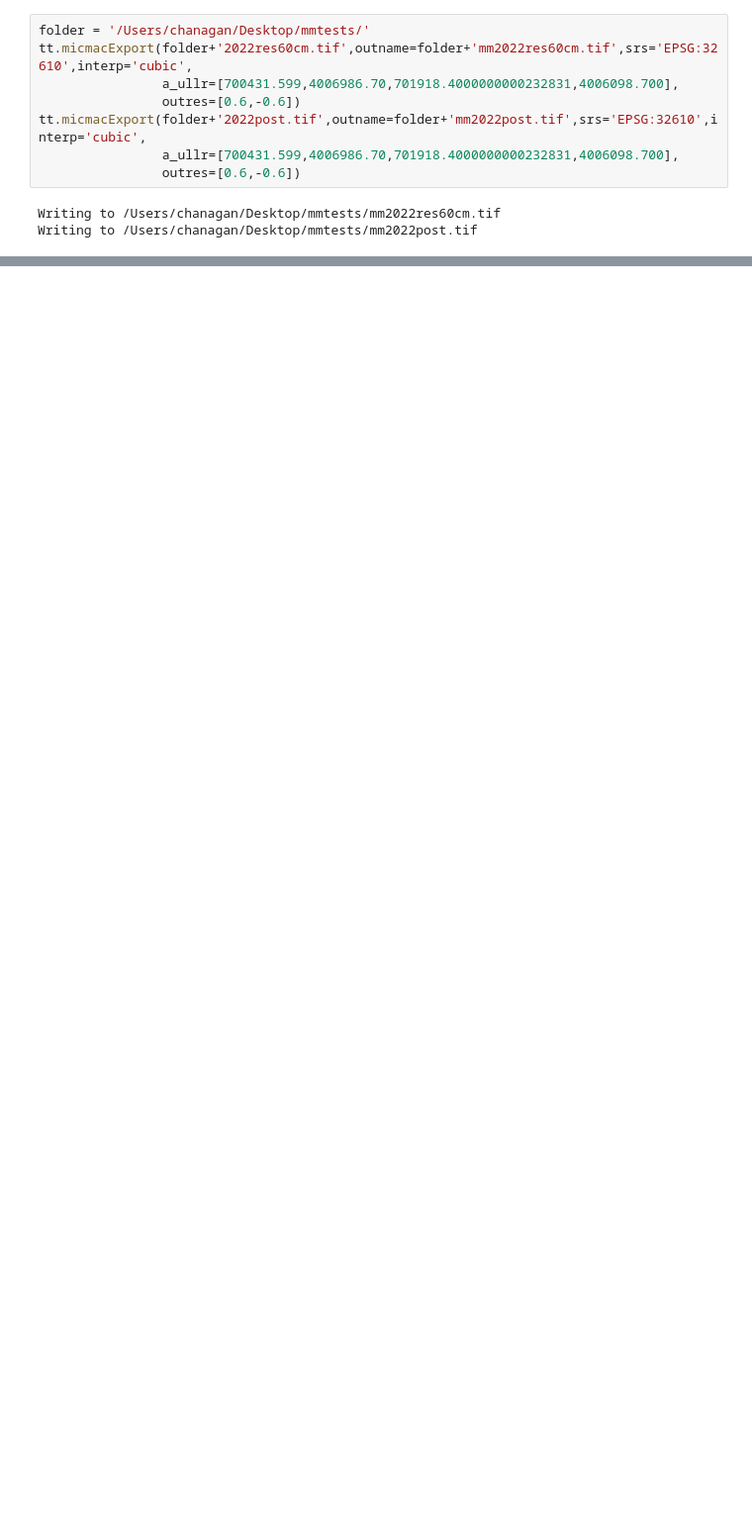
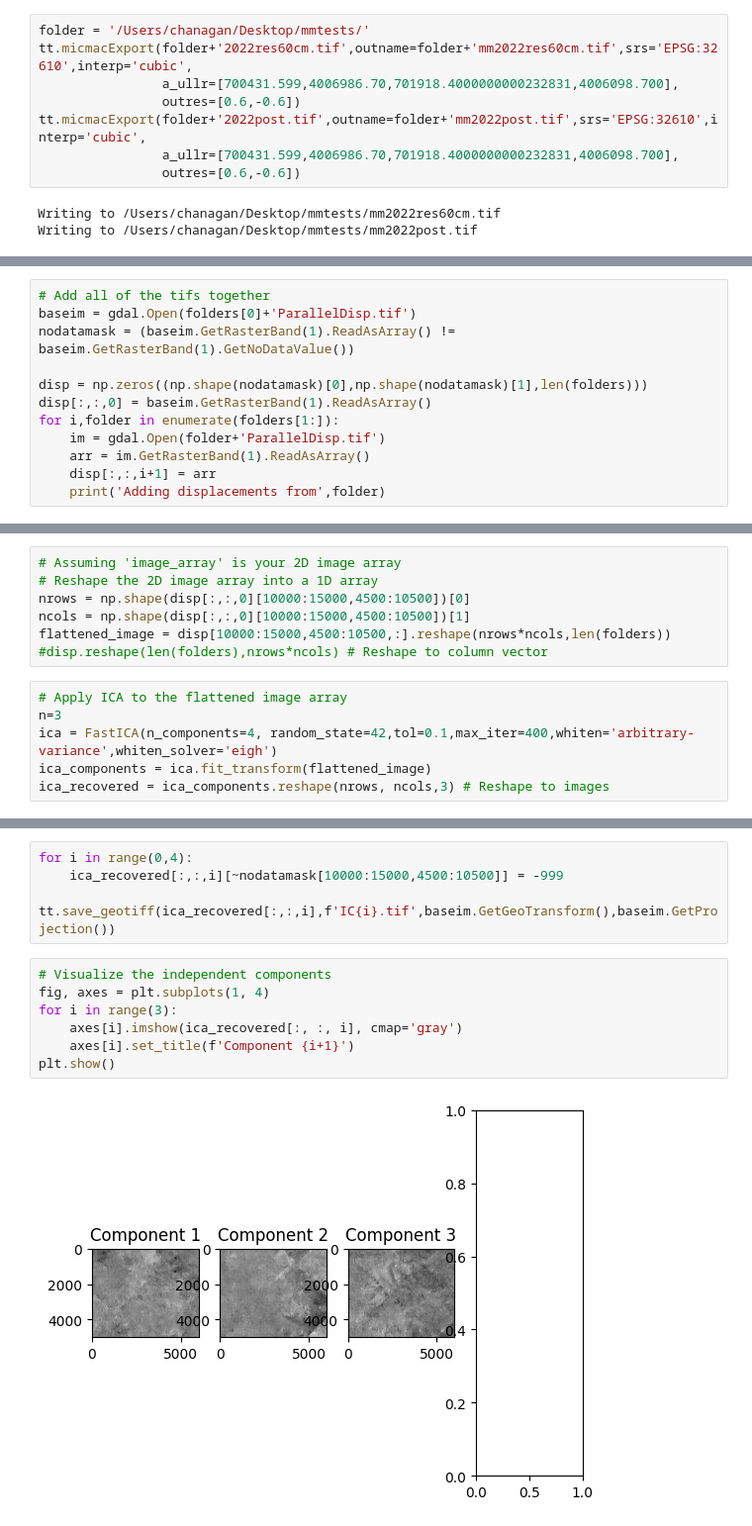
Before and after one commit to cehanagan/ImageryResources, a Jupyter notebook: Notebooks/Mosaic.ipynb, the cells around one changed output, grey strips where cells are left out. Shown at 99% size. Saved outputs shown, nothing was run; the diff lists cells and outputs as text; blank space fills up the shorter version.

```diff
--- a/Notebooks/Mosaic.ipynb
+++ b/Notebooks/Mosaic.ipynb
@@ -147,0 +289,12 @@ refim = None
+# %%
+# Add all of the tifs together
+baseim = gdal.Open(folders[0]+'ParallelDisp.tif')
+nodatamask = (baseim.GetRasterBand(1).ReadAsArray() != baseim.GetRasterBand(1).GetNoDataValue())
+
+disp = np.zeros((np.shape(nodatamask)[0],np.shape(nodatamask)[1],len(folders)))
+disp[:,:,0] = baseim.GetRasterBand(1).ReadAsArray()
+for i,folder in enumerate(folders[1:]):
+    im = gdal.Open(folder+'ParallelDisp.tif')
+    arr = im.GetRasterBand(1).ReadAsArray()
+    disp[:,:,i+1] = arr
+    print('Adding displacements from',folder)
@@ -147,0 +305,12 @@ refim = None
+# %%
+# Assuming 'image_array' is your 2D image array
+# Reshape the 2D image array into a 1D array
+nrows = np.shape(disp[:,:,0][10000:15000,4500:10500])[0]
+ncols = np.shape(disp[:,:,0][10000:15000,4500:10500])[1]
+flattened_image = disp[10000:15000,4500:10500,:].reshape(nrows*ncols,len(folders)) #disp.reshape(len(folders),nrows*ncols) # Reshape to column vector
+# %%
+# Apply ICA to the flattened image array
+n=3
+ica = FastICA(n_components=4, random_state=42,tol=0.1,max_iter=400,whiten='arbitrary-variance',whiten_solver='eigh')
+ica_components = ica.fit_transform(flattened_image)
+ica_recovered = ica_components.reshape(nrows, ncols,3) # Reshape to images
@@ -147,0 +319,13 @@ refim = None
+# %%
+for i in range(0,4):
+    ica_recovered[:,:,i][~nodatamask[10000:15000,4500:10500]] = -999
+    tt.save_geotiff(ica_recovered[:,:,i],f'IC{i}.tif',baseim.GetGeoTransform(),baseim.GetProjection())
+# %%
+# Visualize the independent components
+fig, axes = plt.subplots(1, 4)
+for i in range(3):
+    axes[i].imshow(ica_recovered[:, :, i], cmap='gray')
+    axes[i].set_title(f'Component {i+1}')
+plt.show()
+# %% [output]
+[figure, added]
```
Also changed, not shown: parts of 39 cells of this notebook.
